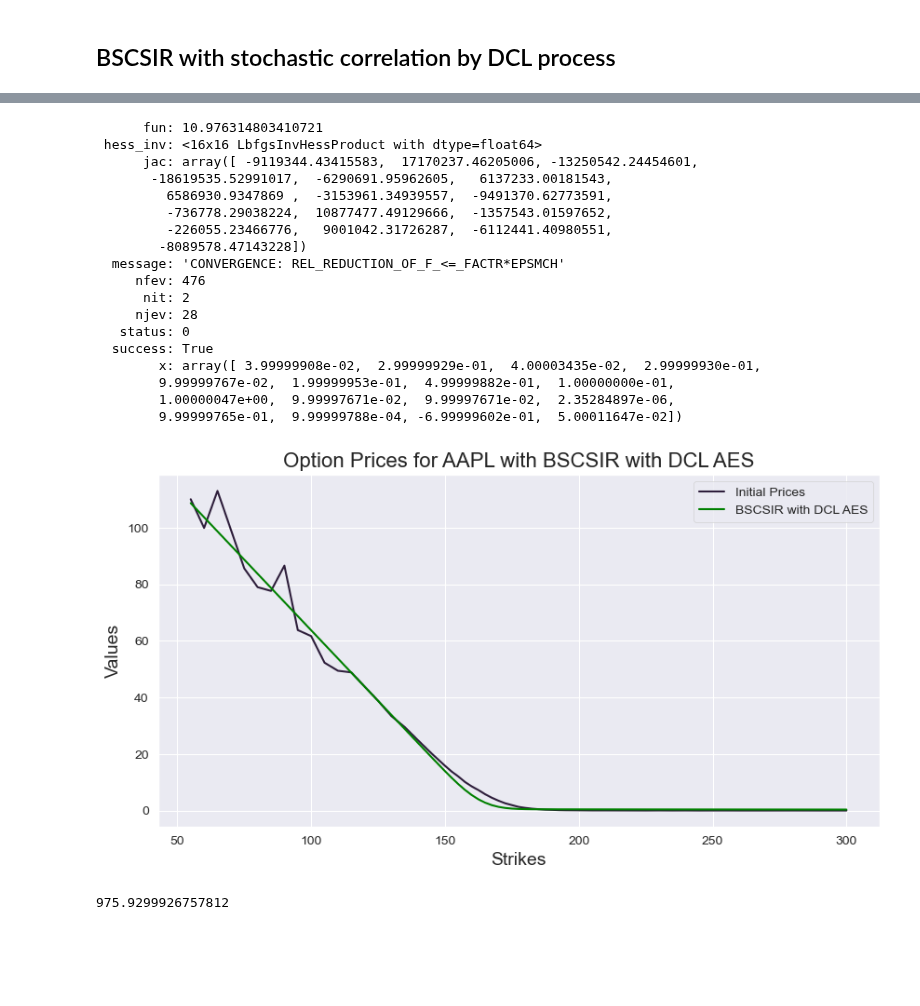
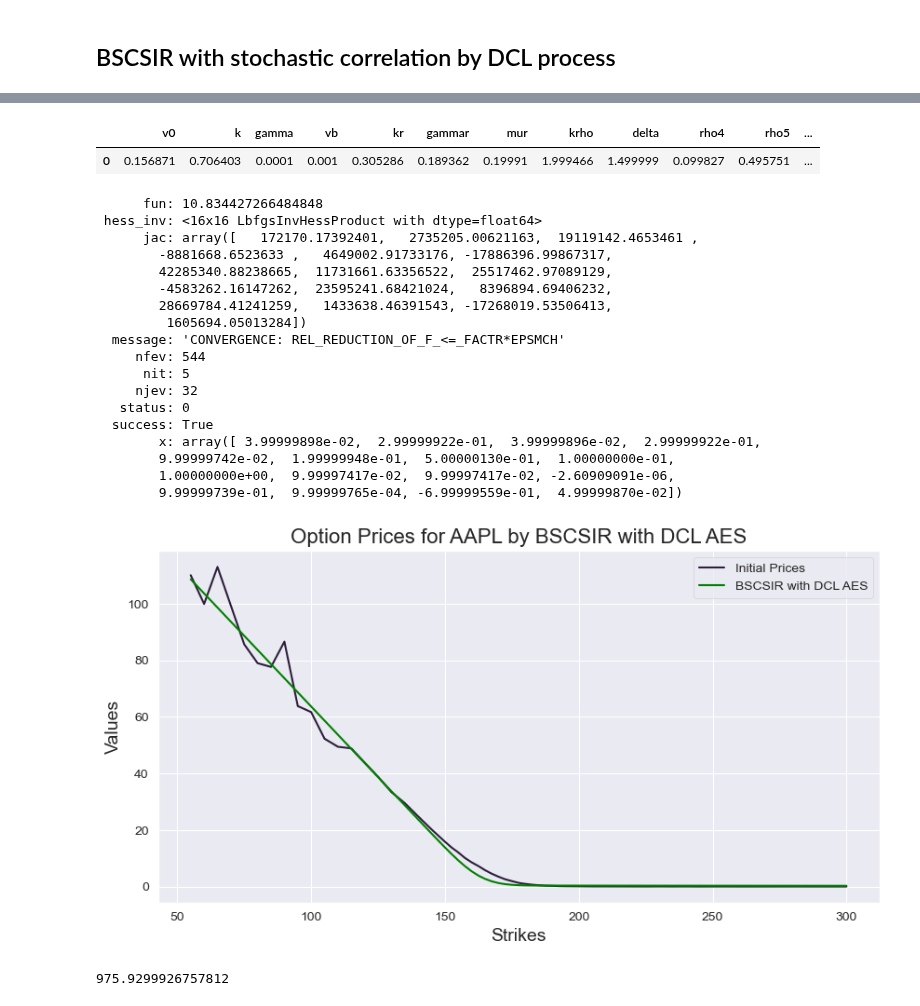
Before and after one commit to kirillzx/Generalized-Bates-model-draft, a Jupyter notebook: Calibrations/Calibration_Main_Calls.ipynb, the cells around one changed output, grey strips where cells are left out. Saved outputs shown, nothing was run; the diff lists cells and outputs as text; code cells hidden in the pictures; blank space fills up the shorter version.

```diff
--- a/Calibrations/Calibration_Main_Calls.ipynb
+++ b/Calibrations/Calibration_Main_Calls.ipynb
@@ -691,6 +679,6 @@ zcb0
 # %%
 numberPaths = 20000
-N = 500
+N = 100
 type_option = 'c'
 
 time, S, M = mcm.bates_SC_SIR_AES(numberPaths, N, s0, v0, T, k, gamma, vb, kr, gammar, mur, krho, murho, sigmarho, rho4, rho5,
@@ -923,0 +923,36 @@ plt.show()
+# %%
+T = maturity
+tau = T
+type_option = 'c'
+
+# P0T = lambda T: np.exp(0.0005*T)
+
+# dt = 0.0001
+# # P0T = lambda T: np.exp(0.0012*T+0.0007)
+# f0T = lambda t: - (np.log(P0T(t+dt))-np.log(P0T(t-dt)))/(2.0*dt)
+# r0 = f0T(0.00001)
+
+K = apple_strikes
+
+marketPrice = apple_market_price
+
+calibratedParms =  calibrationBates_SIR_SC_DCL(type_option, xip, K, marketPrice, s0, T)
+
+k = calibratedParms.get('k')
+gamma = calibratedParms.get('gamma')
+vb = calibratedParms.get('vb')
+gammar = calibratedParms.get('gammar')
+mur = calibratedParms.get('mur')
+rho4 = calibratedParms.get('rho4')
+rho5 = calibratedParms.get('rho5')
+v0 = calibratedParms.get('v0')
+kr = calibratedParms.get('kr')
+krho = calibratedParms.get('krho')
+rho0 = calibratedParms.get('rho0')
+r0 = calibratedParms.get('r0')
+muJ = calibratedParms.get('muJ')
+sigmaJ = calibratedParms.get('sigmaJ')
+xip = calibratedParms.get('xip')
+delta = calibratedParms.get('delta')
+
+errorFinal = calibratedParms.get('ErrorFinal')
@@ -924,7 +1003,13 @@ plt.show()
+# %%
+list_params = np.array([v0, k, gamma, vb, kr, gammar, mur, krho, delta, rho4, rho5, muJ, sigmaJ, r0, rho0, xip])
+pd.DataFrame(list_params.reshape(1, -1), columns=['v0', 'k', 'gamma', 'vb', 'kr', 'gammar', 'mur', 'krho', 'delta', 'rho4', 'rho5', 'muJ', 'sigmaJ', 'r0', 'rho0', 'xip'])
+# %% [output]
+|  | v0 | k | gamma | vb | kr | gammar | mur | krho | delta | rho4 | rho5 | ... |
+| 0 | 0.156871 | 0.706403 | 0.0001 | 0.001 | 0.305286 | 0.189362 | 0.19991 | 1.999466 | 1.499999 | 0.099827 | 0.495751 | ... |
 # %%
 # v0, k, gamma, vb, kr, gammar, mur, theta, delta, rho4, rho5, muJ, sigmaJ, r0, rho0, xip
 numberPaths = 10000
-N = 50
+N = 100
 T = maturity
 type_option = 'c'
 
@@ -945,24 +1030,24 @@ bounds = [(low, high) for low, high in zip(xmin, xmax)]
 params_BSCSIR_DCL = minimize(error_BSCSIR_DCL_AES, x0=init_vals, args=(marketPrice, K, s0), bounds=bounds, tol=1e-4, options={"maxiter": 1000})
 params_BSCSIR_DCL
 # %% [output]
-      fun: 10.976314803410721
+      fun: 10.834427266484848
  hess_inv: <16x16 LbfgsInvHessProduct with dtype=float64>
-      jac: array([ -9119344.43415583,  17170237.46205006, -13250542.24454601,
-       -18619535.52991017,  -6290691.95962605,   6137233.00181543,
-         6586930.9347869 ,  -3153961.34939557,  -9491370.62773591,
-         -736778.29038224,  10877477.49129666,  -1357543.01597652,
-         -226055.23466776,   9001042.31726287,  -6112441.40980551,
-        -8089578.47143228])
+      jac: array([   172170.17392401,   2735205.00621163,  19119142.4653461 ,
+        -8881668.6523633 ,   4649002.91733176, -17886396.99867317,
+        42285340.88238665,  11731661.63356522,  25517462.97089129,
+        -4583262.16147262,  23595241.68421024,   8396894.69406232,
+        28669784.41241259,   1433638.46391543, -17268019.53506413,
+         1605694.05013284])
   message: 'CONVERGENCE: REL_REDUCTION_OF_F_<=_FACTR*EPSMCH'
-     nfev: 476
-      nit: 2
-     njev: 28
+     nfev: 544
+      nit: 5
+     njev: 32
    status: 0
   success: True
-        x: array([ 3.99999908e-02,  2.99999929e-01,  4.00003435e-02,  2.99999930e-01,
-        9.99999767e-02,  1.99999953e-01,  4.99999882e-01,  1.00000000e-01,
-        1.00000047e+00,  9.99997671e-02,  9.99997671e-02,  2.35284897e-06,
-        9.99999765e-01,  9.99999788e-04, -6.99999602e-01,  5.00011647e-02])
+        x: array([ 3.99999898e-02,  2.99999922e-01,  3.99999896e-02,  2.99999922e-01,
+        9.99999742e-02,  1.99999948e-01,  5.00000130e-01,  1.00000000e-01,
+        1.00000000e+00,  9.99997417e-02,  9.99997417e-02, -2.60909091e-06,
+        9.99999739e-01,  9.99999765e-04, -6.99999559e-01,  4.99999870e-02])
 # %%
 v0, k, gamma, vb, kr, gammar, mur, theta, delta, rho4, rho5, muJ, sigmaJ, r0, rho0, xip = params_BSCSIR_DCL.x
 # %%
@@ -973,16 +1058,16 @@ option_BSCSIR_DCL_AES = mcm.optionPriceMC_Stoch(type_option, paths_BSCSIR_DCL[1]
 # %%
 plt.subplots(figsize=(10, 5), dpi=100)
 
 plt.plot(K, marketPrice, label='Initial Prices')
 plt.plot(K, option_BSCSIR_DCL_AES, color='green', label='BSCSIR with DCL AES')
 
-plt.title('Option Prices for AAPL with BSCSIR with DCL AES', fontsize=16)
+plt.title('Option Prices for AAPL by BSCSIR with DCL AES', fontsize=16)
 plt.xlabel('Strikes', fontsize=14)
 plt.ylabel('Values', fontsize=14)
 plt.legend()
 plt.show()
 # %% [output]
-[figure, old version]
+[figure, new version]
 # %%
 tsla = ops.get_calls("TSLA", 'May 13, 2022')
 # %%
```
Also changed, not shown: parts of 37 cells of this notebook.
